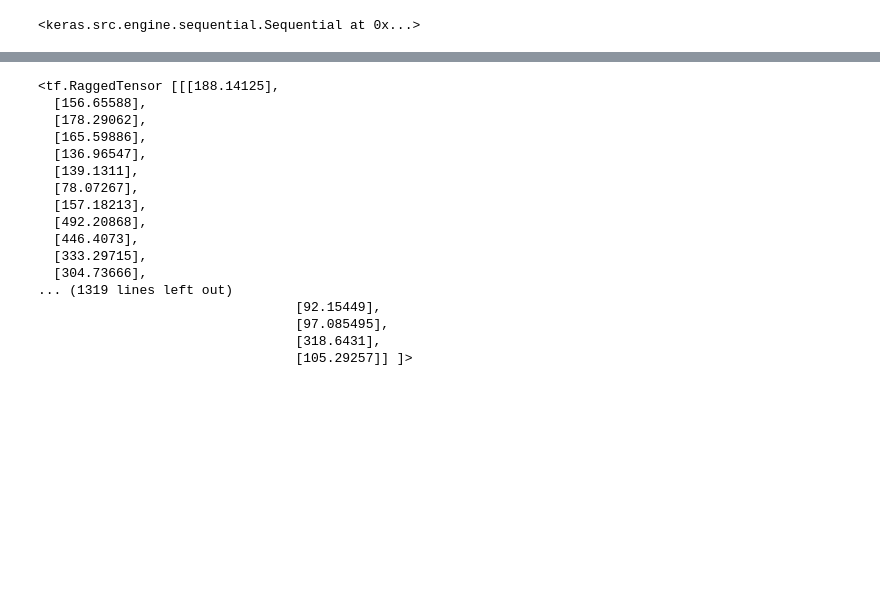
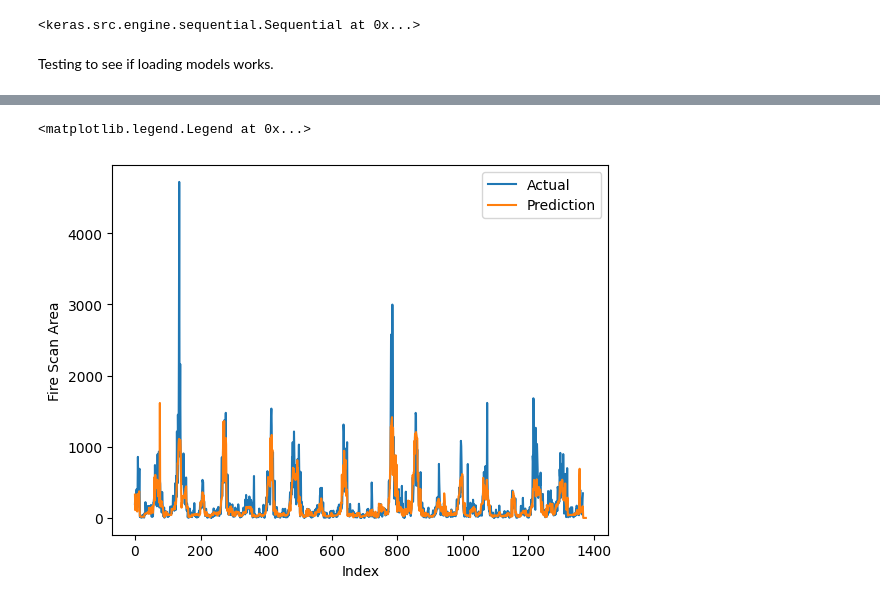
Before and after one commit to jtpotato/firetrace, a Jupyter notebook: notebooks/future-bushfires.ipynb, the cells around one changed output, grey strips where cells are left out. Cells and saved outputs as stored; diff of their text form; code cells hidden in the pictures; blank space fills up the shorter version.

```diff
--- a/notebooks/future-bushfires.ipynb
+++ b/notebooks/future-bushfires.ipynb
@@ -193,8 +195,16 @@ model.save("../model/model.h5")
 model
 # %% [output]
 <keras.src.engine.sequential.Sequential at 0x...>
+# %% [markdown]
+Testing to see if loading models works.
 # %%
 loaded_model = tf.keras.models.load_model("../model/model.h5")
 
-loaded_model.predict(test_features)
+predictions = loaded_model.predict(test_features).to_tensor().numpy().flatten()
+
+plt.plot(test_labels.reset_index()['scan'], label="Actual")
+plt.plot(predictions, label="Prediction")
+plt.xlabel("Index")
+plt.ylabel("Fire Scan Area")
+plt.legend()
 # %% [output]
@@ -202,17 +212,2 @@ loaded_model.predict(test_features)
-<tf.RaggedTensor [[[188.14125],
-  [156.65588],
-  [178.29062],
-  [165.59886],
-  [136.96547],
-  [139.1311],
-  [78.07267],
-  [157.18213],
-  [492.20868],
-  [446.4073],
-  [333.29715],
-  [304.73666],
-... (1319 lines left out)
-                                 [92.15449],
-                                 [97.085495],
-                                 [318.6431],
-                                 [105.29257]] ]>
+<matplotlib.legend.Legend at 0x...>
+[figure, added]
```
Also changed, not shown: parts of 7 cells of this notebook, 1 other file.
